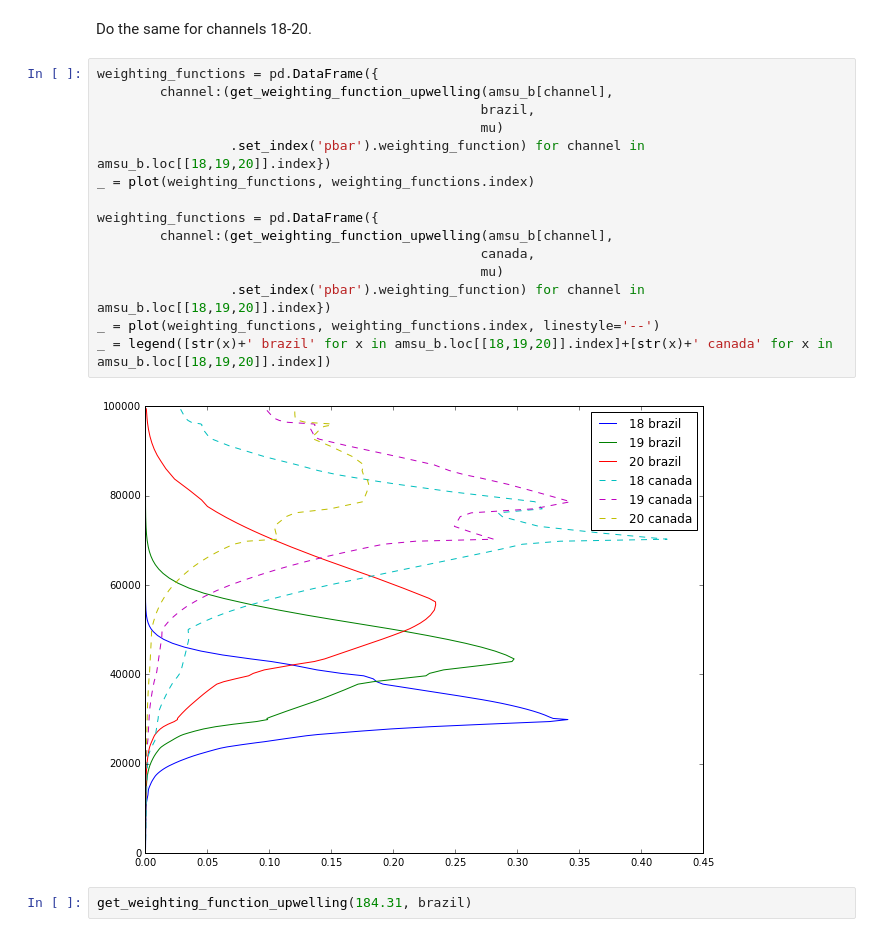
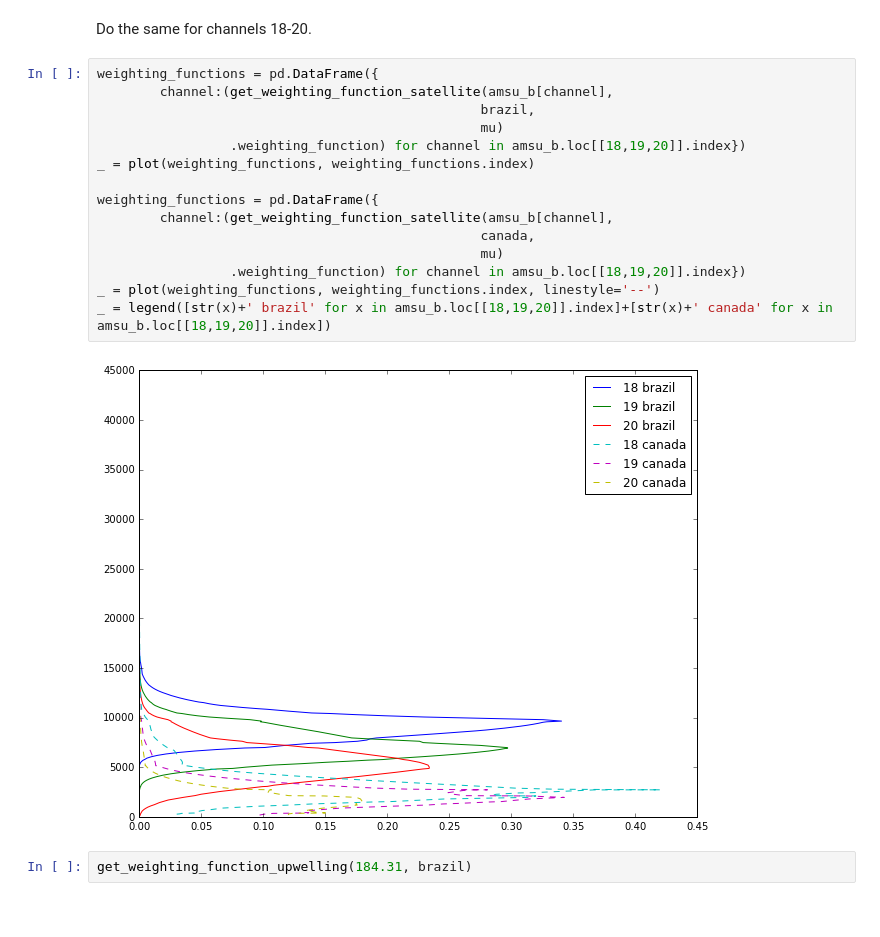
Before and after one commit to CodaP/aos_weighting_function, a Jupyter notebook: weighting function.ipynb, the cells around one changed output. Cells and saved outputs as stored; diff of their text form.

```diff
--- a/weighting function.ipynb
+++ b/weighting function.ipynb
@@ -210,21 +210,21 @@ How do the weighting functions differ between the two cases?
 Do the same for channels 18-20.
 # %%
 weighting_functions = pd.DataFrame({
-        channel:(get_weighting_function_upwelling(amsu_b[channel],
+        channel:(get_weighting_function_satellite(amsu_b[channel],
                                                  brazil,
                                                  mu)
-                 .set_index('pbar').weighting_function) for channel in amsu_b.loc[[18,19,20]].index})
+                 .weighting_function) for channel in amsu_b.loc[[18,19,20]].index})
 _ = plot(weighting_functions, weighting_functions.index)
 
 weighting_functions = pd.DataFrame({
-        channel:(get_weighting_function_upwelling(amsu_b[channel],
+        channel:(get_weighting_function_satellite(amsu_b[channel],
                                                  canada,
                                                  mu)
-                 .set_index('pbar').weighting_function) for channel in amsu_b.loc[[18,19,20]].index})
+                 .weighting_function) for channel in amsu_b.loc[[18,19,20]].index})
 _ = plot(weighting_functions, weighting_functions.index, linestyle='--')
 _ = legend([str(x)+' brazil' for x in amsu_b.loc[[18,19,20]].index]+[str(x)+' canada' for x in amsu_b.loc[[18,19,20]].index])
 # %% [output]
-[figure, old version]
+[figure, new version]
 # %%
 get_weighting_function_upwelling(184.31, brazil)
 # %% [output]
```
Also changed, not shown: parts of 4 cells of this notebook.
